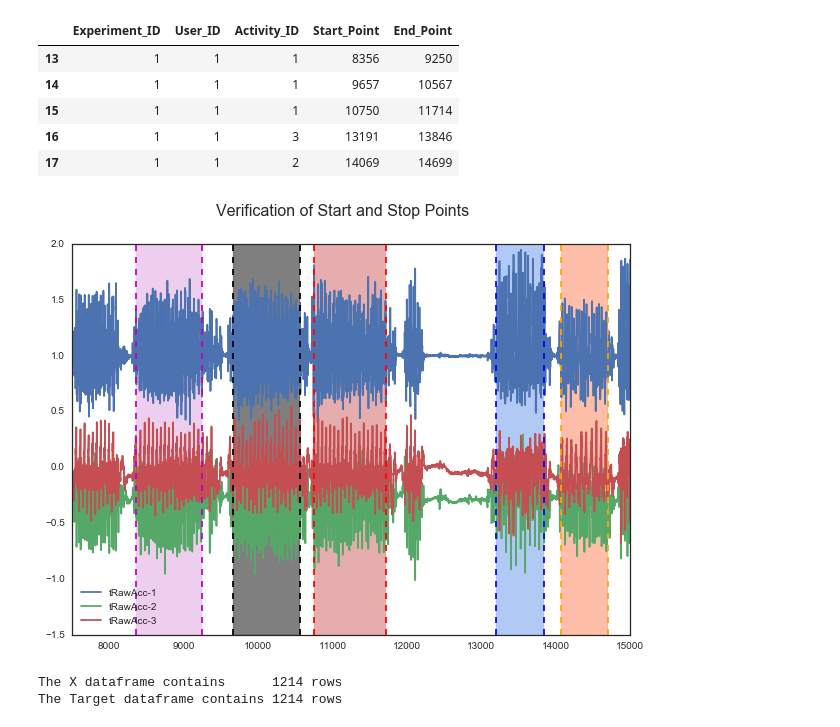
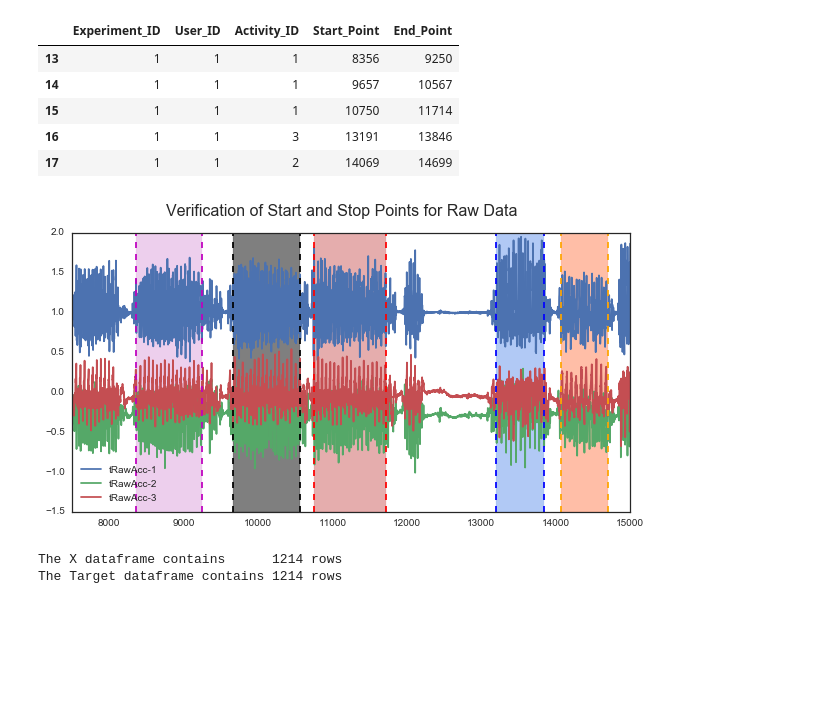
Before and after one commit to todddangerfarr/mlnd-p5-capstone-wearables-activity-tracking, a Jupyter notebook: human-activities-and-postural-transitions.ipynb, the cells around one changed output. Saved outputs shown, nothing was run; the diff lists cells and outputs as text; code cells hidden in the pictures; blank space fills up the shorter version.

```diff
--- a/human-activities-and-postural-transitions.ipynb
+++ b/human-activities-and-postural-transitions.ipynb
@@ -1070,35 +1495,35 @@ y_raw[(y_raw['Experiment_ID'] == 1) & (y_raw['User_ID'] == 1) & (y_raw['Start_Po
 | 17 | 1 | 1 | 2 | 14069 | 14699 |
 # %%
 X_acc_raw[(X_acc_raw['Experiment_ID'] == 1) & (X_acc_raw['User_ID'] == 1)][
-    ['tRawAcc-1', 'tRawAcc-2', 'tRawAcc-3']][7500:15000].plot(figsize=(10, 7))
+    ['tRawAcc-1', 'tRawAcc-2', 'tRawAcc-3']][7500:15000].plot(figsize=(10, 5))
 
-plt.suptitle('Verification of Start and Stop Points', fontsize=16)
+plt.suptitle('Verification of Start and Stop Points for Raw Data', fontsize=16)
 
 # check to see if start and stop points align with increased activity
 # values are taken from the dataframe.head above
 plt.axvline(8356, color='m', linestyle='dashed')
 plt.axvline(9250, color='m', linestyle='dashed')
 plt.axvspan(8356, 9250, alpha=0.5, color='plum')
 
 plt.axvline(9657, color='k', linestyle='dashed')
 plt.axvline(10567, color='k', linestyle='dashed')
 plt.axvspan(9657, 10567, alpha=0.5, color='black')
 
 plt.axvline(10750, color='r', linestyle='dashed')
 plt.axvline(11714, color='r', linestyle='dashed')
 plt.axvspan(10750, 11714, alpha=0.5, color='indianred')
 
 plt.axvline(13191, color='b', linestyle='dashed')
 plt.axvline(13846, color='b', linestyle='dashed')
 plt.axvspan(13191, 13846, alpha=0.5, color='cornflowerblue')
 
 plt.axvline(14069, color='orange', linestyle='dashed')
 plt.axvline(14699, color='orange', linestyle='dashed')
 plt.axvspan(14069, 14699, alpha=0.5, color='coral')
 
 plt.show()
 # %% [output]
-[figure, old version]
+[figure, new version]
 # %%
 # build the new data frame
 # Starting with Min, Max & Mean
```
Also changed, not shown: parts of 89 cells of this notebook, 23 other files.
